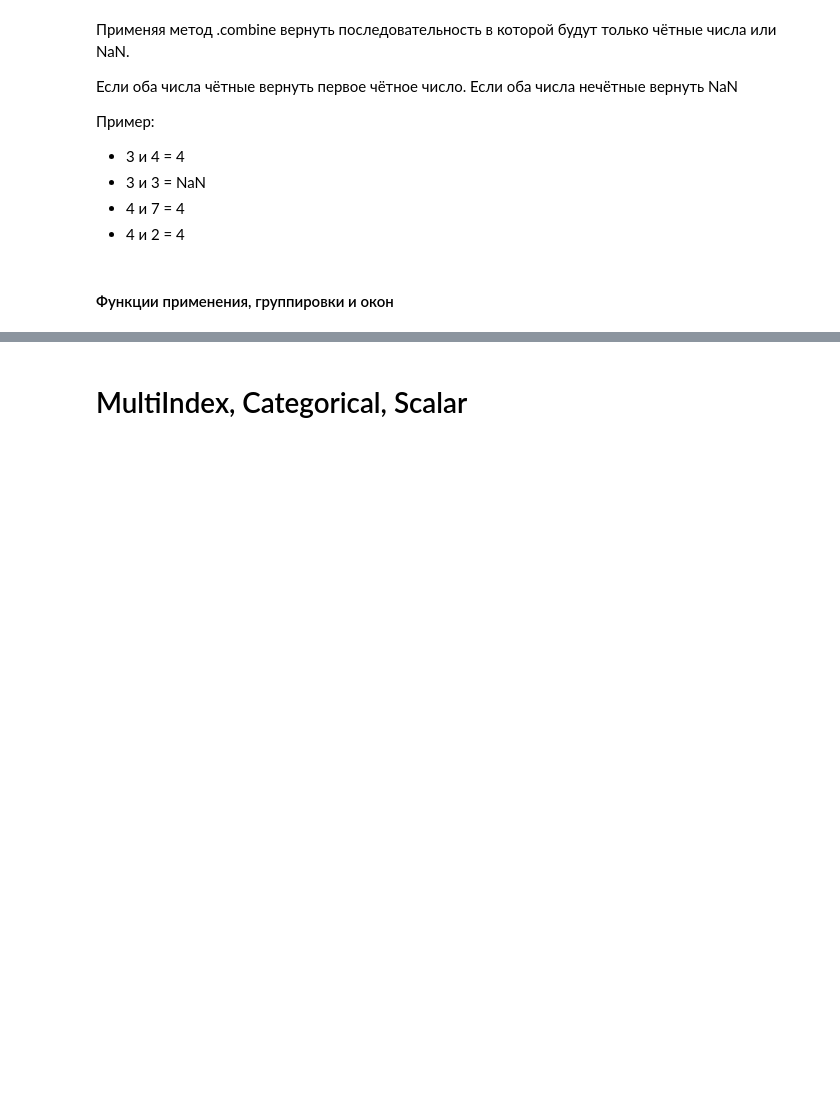
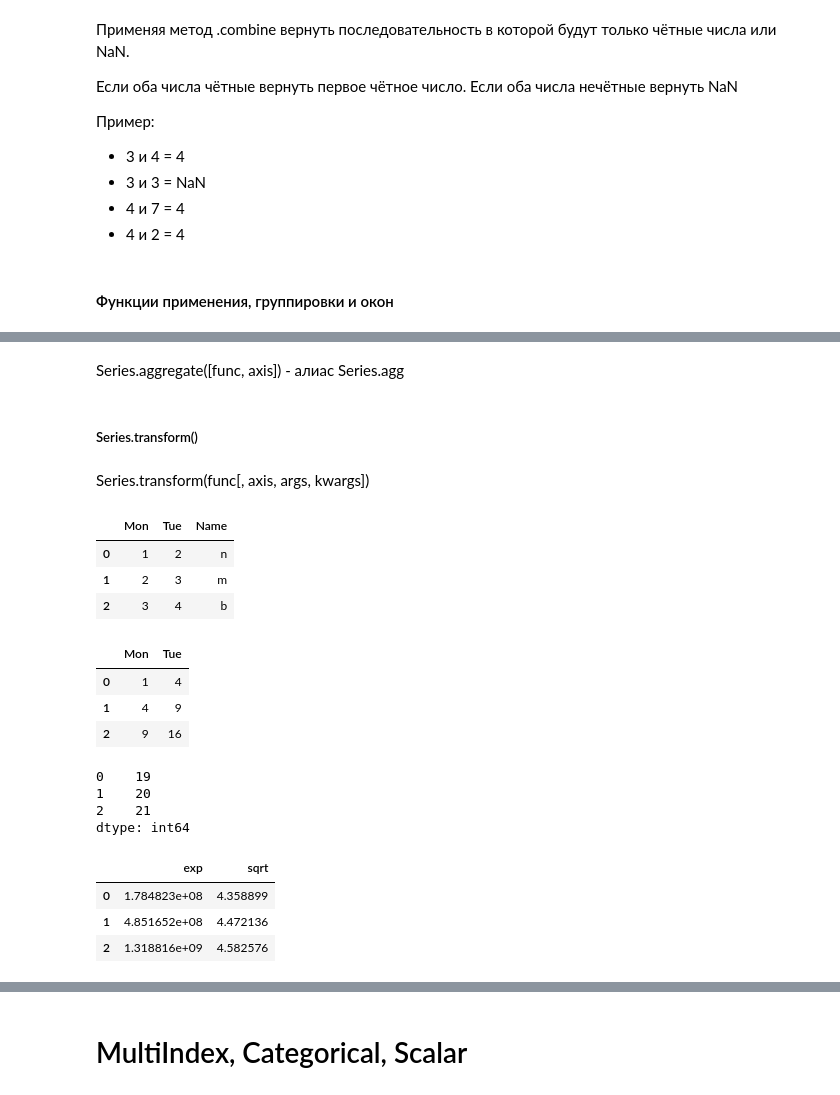
Before and after one commit to rgenius-ru/pandas_lessons, a Jupyter notebook: lessons/Pandas_for_Data_Engineering/part2_new.ipynb, the cells around one changed output, grey strips where cells are left out. Saved outputs shown, nothing was run; the diff lists cells and outputs as text; code cells hidden in the pictures; blank space fills up the shorter version.

```diff
--- a/lessons/Pandas_for_Data_Engineering/part2_new.ipynb
+++ b/lessons/Pandas_for_Data_Engineering/part2_new.ipynb
@@ -1472,0 +1600,36 @@ dtype: int64
+# %% [markdown]
+Series.aggregate([func, axis]) - алиас Series.agg
+# %% [markdown]
+##### Series.transform()
+# %% [markdown]
+Series.transform(func[, axis, args, kwargs])
+# %%
+df = pd.DataFrame({'Mon': [1, 2, 3], 'Tue': [2, 3, 4], 'Name': ['n', 'm', 'b']})
+df
+# %% [output]
+|  | Mon | Tue | Name |
+| 0 | 1 | 2 | n |
+| 1 | 2 | 3 | m |
+| 2 | 3 | 4 | b |
+# %%
+df.drop('Name', axis=1).transform(lambda x: x ** 2)
+# %% [output]
+|  | Mon | Tue |
+| 0 | 1 | 4 |
+| 1 | 4 | 9 |
+| 2 | 9 | 16 |
+# %%
+s = pd.Series([19, 20, 21])
+s
+# %% [output]
+0    19
+1    20
+2    21
+dtype: int64
+# %%
+s.transform([np.exp, np.sqrt])
+# %% [output]
+|  | exp | sqrt |
+| 0 | 1.784823e+08 | 4.358899 |
+| 1 | 4.851652e+08 | 4.472136 |
+| 2 | 1.318816e+09 | 4.582576 |
```
Also changed, not shown: parts of 25 cells of this notebook.
